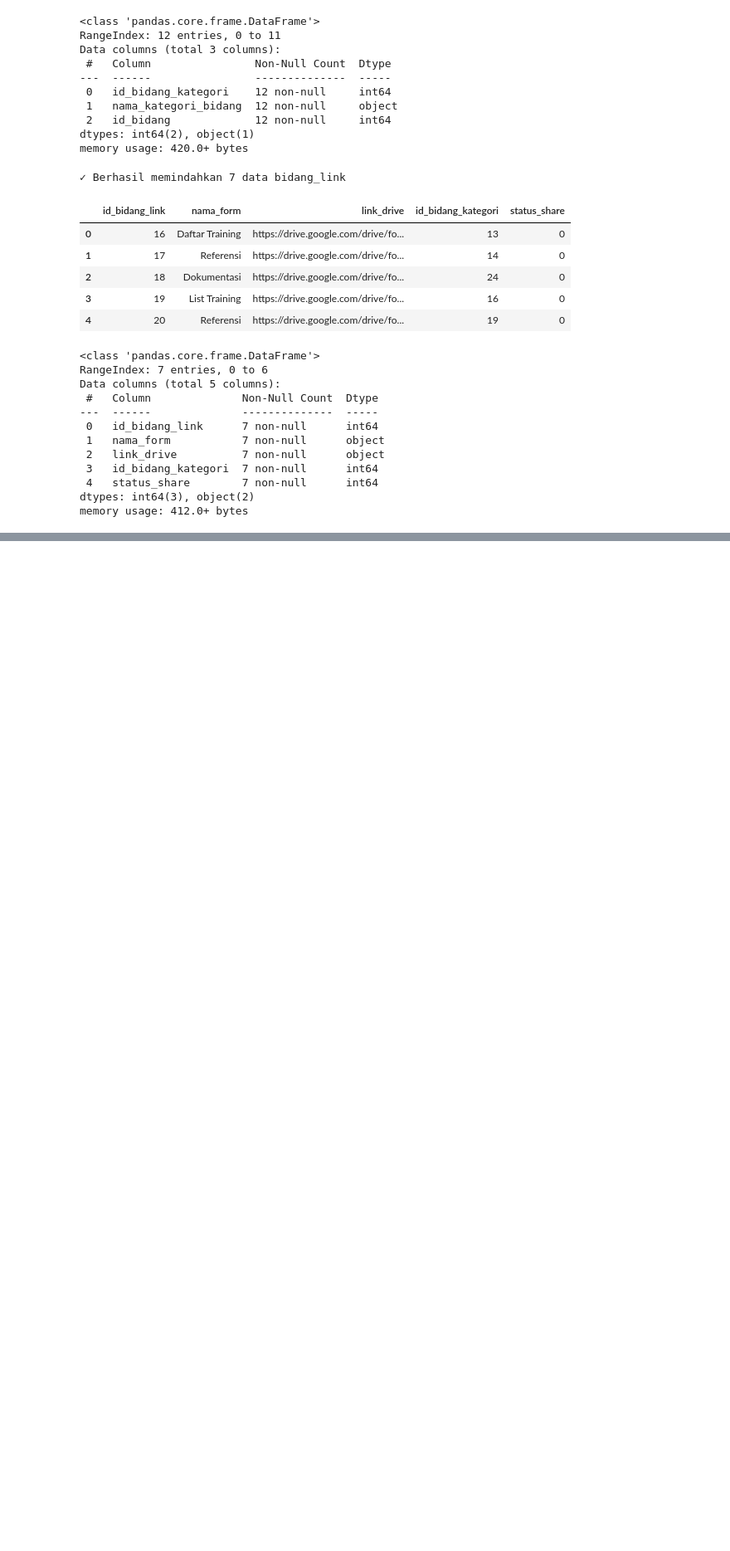
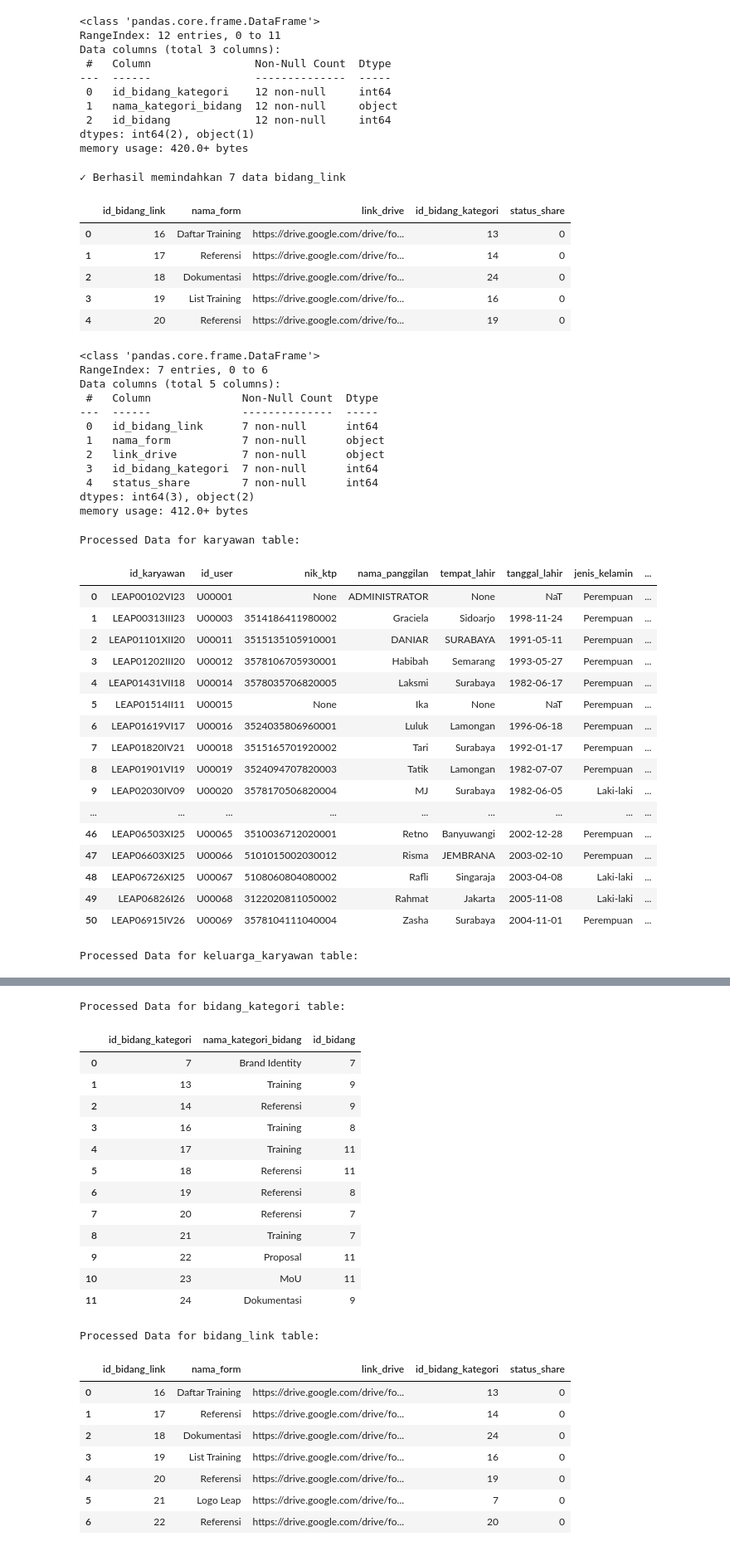
Before and after one commit to umamhaniff/DB_Migration_Leap, a Jupyter notebook: fase_2/script_cimut.ipynb, the cells around one changed output, grey strips where cells are left out. Shown at 83% size. Cells and saved outputs as stored; diff of their text form; code cells hidden in the pictures; blank space fills up the shorter version.

```diff
--- a/fase_2/script_cimut.ipynb
+++ b/fase_2/script_cimut.ipynb
@@ -1145,11 +1158,11 @@ Jumlah baris yang dipindahkan: 51
 # %%
 if 'idkaryawan' not in df_old['keluarga'].columns:
     df_old['keluarga'] = df_old['keluarga'].merge(
-        df_new['karyawan'][['user_id', 'id_karyawan']],
+        df_new['karyawan'][['id_user', 'id_karyawan']],
         left_on='idusers',
-        right_on='user_id',
+        right_on='id_user',
         how='left'
-    ).rename(columns={'id_karyawan': 'idkaryawan'}).drop(columns=['user_id'])
+    ).rename(columns={'id_karyawan': 'idkaryawan'}).drop(columns=['id_user'])
 
     # Reorder columns
     cols = list(df_old['keluarga'].columns)
@@ -1160,13 +1173,13 @@ if 'idkaryawan' not in df_old['keluarga'].columns:
         df_old['keluarga'] = df_old['keluarga'][cols]
 
 # 1. Persiapkan mapping idkaryawan dari df_new['karyawan']
-df_karyawan_map = df_new['karyawan'][['user_id', 'id_karyawan']].copy()
+df_karyawan_map = df_new['karyawan'][['id_user', 'id_karyawan']].copy()
 
 # 2. Gabungkan idkaryawan ke df_old['keluarga']
 df_keluarga_source = df_old['keluarga'].merge(
     df_karyawan_map,
     left_on='idusers',
-    right_on='user_id',
+    right_on='id_user',
     how='left'
 )
 
@@ -1354,3 +1367,39 @@ Data columns (total 5 columns):
  4   status_share        7 non-null      int64
 dtypes: int64(3), object(2)
 memory usage: 412.0+ bytes
+# %%
+# Review the processed data for karyawan table
+print("Processed Data for karyawan table:")
+display(df_new['karyawan'])
+
+# Review the processed data for keluarga_karyawan table
+print("Processed Data for keluarga_karyawan table:")
+display(df_new['keluarga_karyawan'])
+
+# Review the processed data for bidang_kategori table
+print("Processed Data for bidang_kategori table:")
+display(df_new['bidang_kategori'])
+
+# Review the processed data for bidang_link table
+print("Processed Data for bidang_link table:")
+display(df_new['bidang_link'])
+# %% [output]
+Processed Data for karyawan table:
+|  | id_karyawan | id_user | nik_ktp | nama_panggilan | tempat_lahir | tanggal_lahir | jenis_kelamin | ... |
+| 0 | LEAP00102VI23 | U00001 | None | ADMINISTRATOR | None | NaT | Perempuan | ... |
+| 1 | LEAP00313III23 | U00003 | 3514186411980002 | Graciela | Sidoarjo | 1998-11-24 | Perempuan | ... |
+| 2 | LEAP01101XII20 | U00011 | 3515135105910001 | DANIAR | SURABAYA | 1991-05-11 | Perempuan | ... |
+| 3 | LEAP01202III20 | U00012 | 3578106705930001 | Habibah | Semarang | 1993-05-27 | Perempuan | ... |
+| 4 | LEAP01431VII18 | U00014 | 3578035706820005 | Laksmi | Surabaya | 1982-06-17 | Perempuan | ... |
+| 5 | LEAP01514II11 | U00015 | None | Ika | None | NaT | Perempuan | ... |
+| 6 | LEAP01619VI17 | U00016 | 3524035806960001 | Luluk | Lamongan | 1996-06-18 | Perempuan | ... |
+| 7 | LEAP01820IV21 | U00018 | 3515165701920002 | Tari | Surabaya | 1992-01-17 | Perempuan | ... |
+| 8 | LEAP01901VI19 | U00019 | 3524094707820003 | Tatik | Lamongan | 1982-07-07 | Perempuan | ... |
+| 9 | LEAP02030IV09 | U00020 | 3578170506820004 | MJ | Surabaya | 1982-06-05 | Laki-laki | ... |
+| ... | ... | ... | ... | ... | ... | ... | ... | ... |
+| 46 | LEAP06503XI25 | U00065 | 3510036712020001 | Retno | Banyuwangi | 2002-12-28 | Perempuan | ... |
+| 47 | LEAP06603XI25 | U00066 | 5101015002030012 | Risma | JEMBRANA | 2003-02-10 | Perempuan | ... |
+| 48 | LEAP06726XI25 | U00067 | 5108060804080002 | Rafli | Singaraja | 2003-04-08 | Laki-laki | ... |
+| 49 | LEAP06826I26 | U00068 | 3122020811050002 | Rahmat | Jakarta | 2005-11-08 | Laki-laki | ... |
+| 50 | LEAP06915IV26 | U00069 | 3578104111040004 | Zasha | Surabaya | 2004-11-01 | Perempuan | ... |
+Processed Data for keluarga_karyawan table:
@@ -1356,0 +1423,23 @@ memory usage: 412.0+ bytes
+Processed Data for bidang_kategori table:
+|  | id_bidang_kategori | nama_kategori_bidang | id_bidang |
+| 0 | 7 | Brand Identity | 7 |
+| 1 | 13 | Training | 9 |
+| 2 | 14 | Referensi | 9 |
+| 3 | 16 | Training | 8 |
+| 4 | 17 | Training | 11 |
+| 5 | 18 | Referensi | 11 |
+| 6 | 19 | Referensi | 8 |
+| 7 | 20 | Referensi | 7 |
+| 8 | 21 | Training | 7 |
+| 9 | 22 | Proposal | 11 |
+| 10 | 23 | MoU | 11 |
+| 11 | 24 | Dokumentasi | 9 |
+Processed Data for bidang_link table:
+|  | id_bidang_link | nama_form | link_drive | id_bidang_kategori | status_share |
+| 0 | 16 | Daftar Training | https://drive.google.com/drive/fo... | 13 | 0 |
+| 1 | 17 | Referensi | https://drive.google.com/drive/fo... | 14 | 0 |
+| 2 | 18 | Dokumentasi | https://drive.google.com/drive/fo... | 24 | 0 |
+| 3 | 19 | List Training | https://drive.google.com/drive/fo... | 16 | 0 |
+| 4 | 20 | Referensi | https://drive.google.com/drive/fo... | 19 | 0 |
+| 5 | 21 | Logo Leap | https://drive.google.com/drive/fo... | 7 | 0 |
+| 6 | 22 | Referensi | https://drive.google.com/drive/fo... | 20 | 0 |
```
Also changed, not shown: parts of 5 cells of this notebook, 10 other files.
